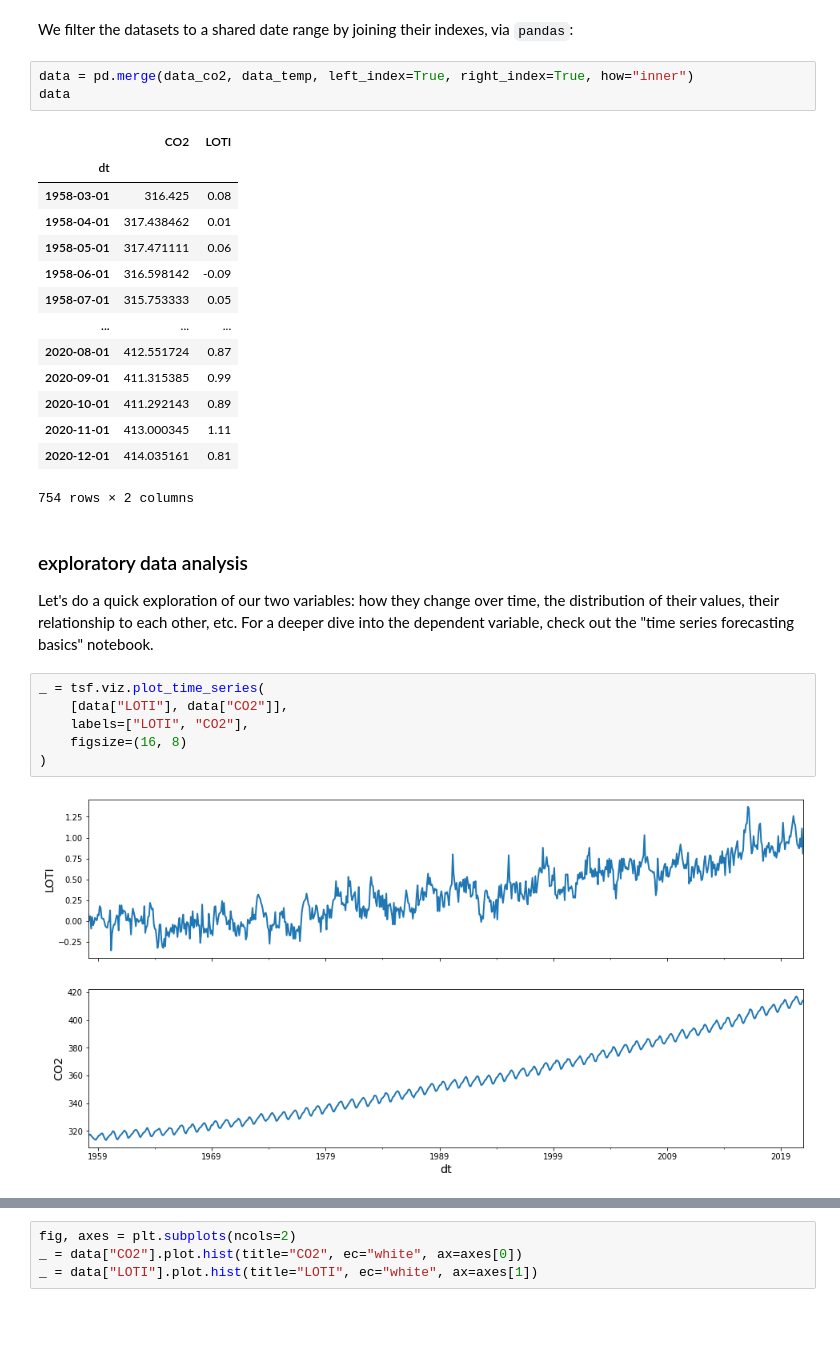
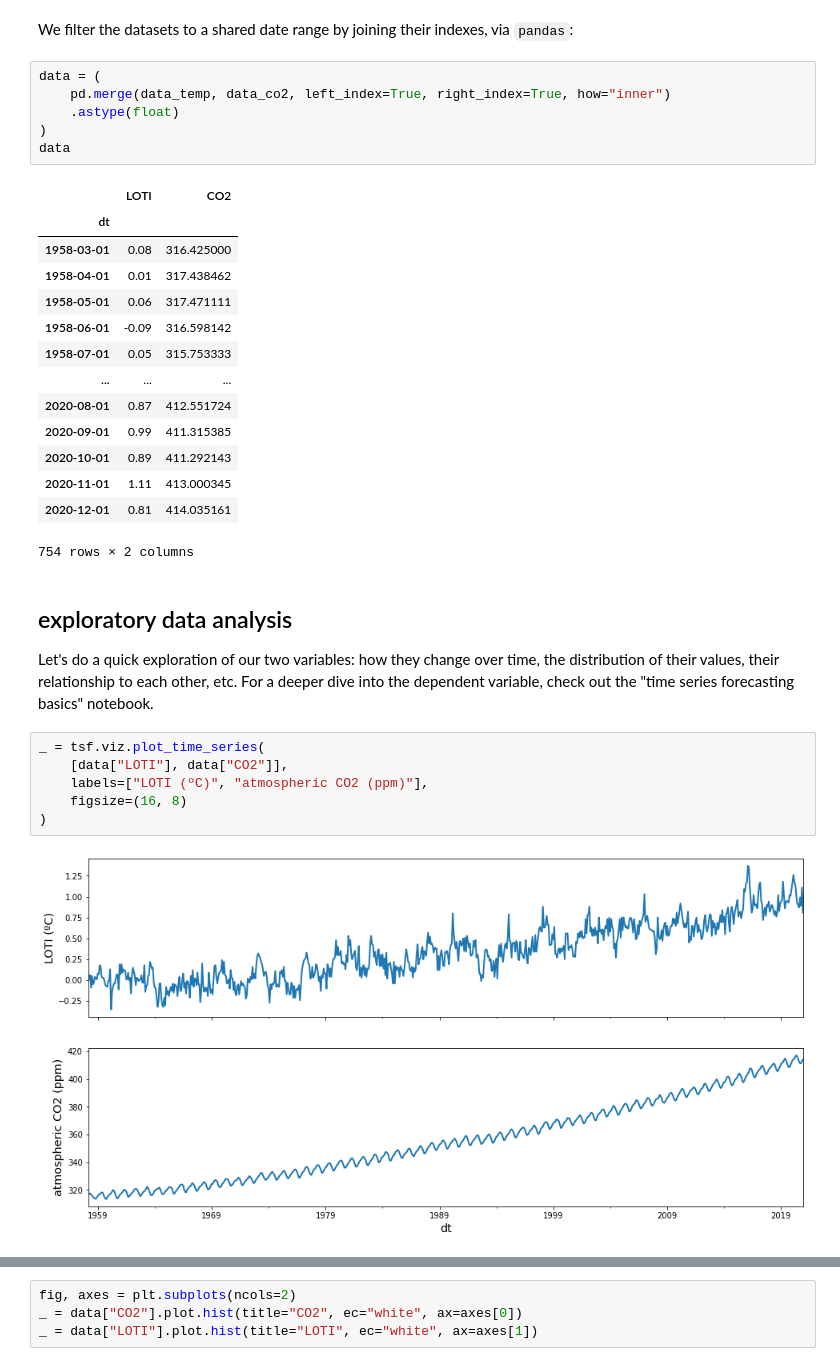
Before and after one commit to bdewilde/data-dives, a Jupyter notebook: notebooks/time-series-forecasting-regression.ipynb, the cells around one changed output, grey strips where cells are left out. Cells and saved outputs as stored; diff of their text form; blank space fills up the shorter version.

```diff
--- a/notebooks/time-series-forecasting-regression.ipynb
+++ b/notebooks/time-series-forecasting-regression.ipynb
@@ -152,33 +150,36 @@ data_co2
 # %% [markdown]
 We filter the datasets to a shared date range by joining their indexes, via `pandas`:
 # %%
-data = pd.merge(data_co2, data_temp, left_index=True, right_index=True, how="inner")
+data = (
+    pd.merge(data_temp, data_co2, left_index=True, right_index=True, how="inner")
+    .astype(float)
+)
 data
 # %% [output]
-|  | CO2 | LOTI |
+|  | LOTI | CO2 |
 | dt |  |  |
-| 1958-03-01 | 316.425 | 0.08 |
-| 1958-04-01 | 317.438462 | 0.01 |
-| 1958-05-01 | 317.471111 | 0.06 |
-| 1958-06-01 | 316.598142 | -0.09 |
-| 1958-07-01 | 315.753333 | 0.05 |
+| 1958-03-01 | 0.08 | 316.425000 |
+| 1958-04-01 | 0.01 | 317.438462 |
+| 1958-05-01 | 0.06 | 317.471111 |
+| 1958-06-01 | -0.09 | 316.598142 |
+| 1958-07-01 | 0.05 | 315.753333 |
 | ... | ... | ... |
-| 2020-08-01 | 412.551724 | 0.87 |
-| 2020-09-01 | 411.315385 | 0.99 |
-| 2020-10-01 | 411.292143 | 0.89 |
-| 2020-11-01 | 413.000345 | 1.11 |
-| 2020-12-01 | 414.035161 | 0.81 |
+| 2020-08-01 | 0.87 | 412.551724 |
+| 2020-09-01 | 0.99 | 411.315385 |
+| 2020-10-01 | 0.89 | 411.292143 |
+| 2020-11-01 | 1.11 | 413.000345 |
+| 2020-12-01 | 0.81 | 414.035161 |
 754 rows × 2 columns
 # %% [markdown]
-### exploratory data analysis
+## exploratory data analysis
 
 Let's do a quick exploration of our two variables: how they change over time, the distribution of their values, their relationship to each other, etc. For a deeper dive into the dependent variable, check out the "time series forecasting basics" notebook.
 # %%
 _ = tsf.viz.plot_time_series(
     [data["LOTI"], data["CO2"]],
-    labels=["LOTI", "CO2"],
+    labels=["LOTI (ºC)", "atmospheric CO2 (ppm)"],
     figsize=(16, 8)
 )
 # %% [output]
-[figure, old version]
+[figure, new version]
 # %% [markdown]
```
Also changed, not shown: parts of 68 cells of this notebook.
